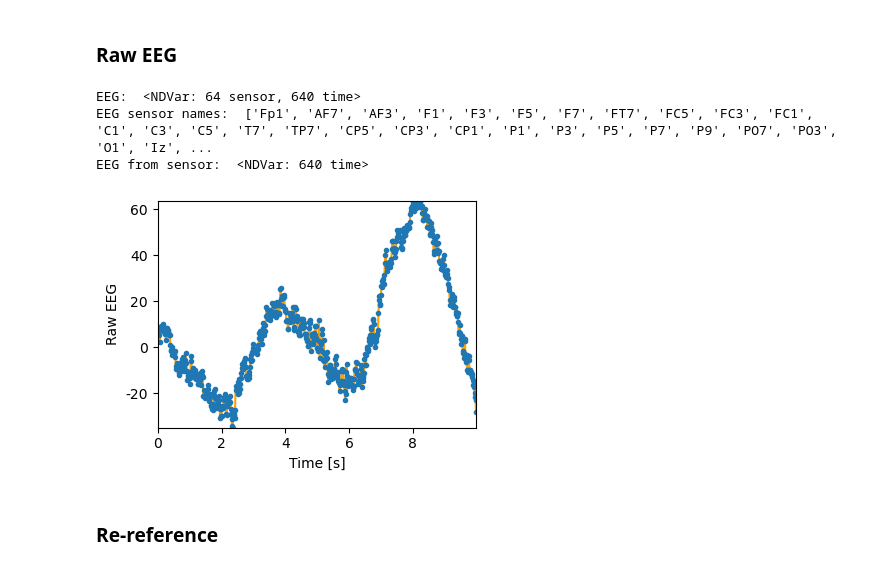
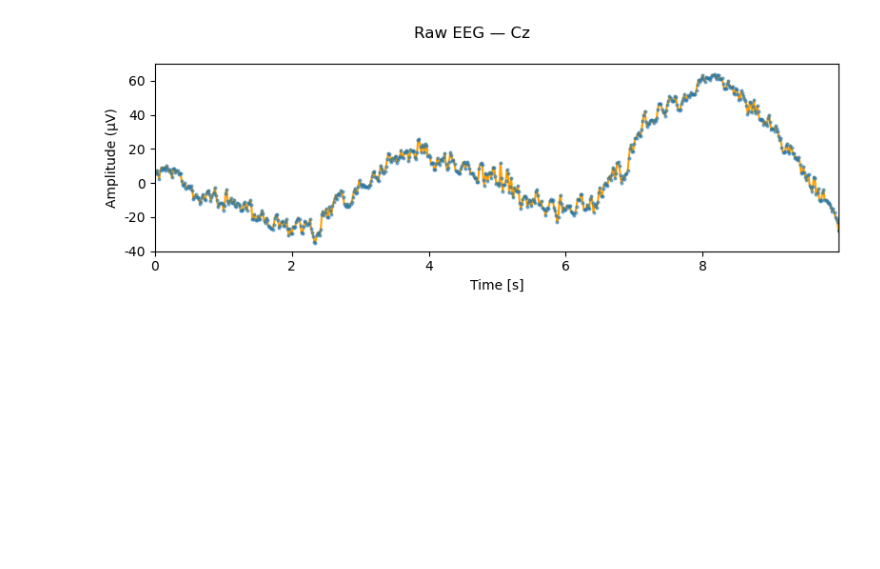
Before and after one commit to sylmester/fuglsang, a Jupyter notebook: figures/preproc-pipeline.ipynb, the cells around one changed output. Saved outputs shown, nothing was run; the diff lists cells and outputs as text; code cells hidden in the pictures; blank space fills up the shorter version.

```diff
--- a/figures/preproc-pipeline.ipynb
+++ b/figures/preproc-pipeline.ipynb
@@ -21,0 +13,14 @@ TSTOP = 10.00  # Python indexing is exclusive of the specified stop sample
+# %%
+# %%
+SUBJECT = 'S1'
+TRIAL   = 4
+SENSOR  = 'Cz'
+TSTOP   = 10.0
+# %%
+# %%
+# MNE setup
+montage  = mne.channels.make_standard_montage('biosemi64')
+ch_names = montage.ch_names + ['EXG1', 'EXG2']
+ch_types = ['eeg'] * 64 + ['misc', 'misc']
+info     = mne.create_info(ch_names, EEG_SAMPLING_RATE, ch_types)
+info.set_montage(montage, on_missing='ignore')
@@ -24,10 +49,0 @@ TSTOP = 10.00  # Python indexing is exclusive of the specified stop sample
-# %%
-samplingrate = 64
-
-# Create Biosemi montage with mastoids
-montage = mne.channels.make_standard_montage('biosemi64')
-#montage.plot()
-ch_names = montage.ch_names + ['EXG1', 'EXG2']  # include mastoids
-ch_types = ['eeg'] * 64 + ['misc', 'misc']  # mastoids are misc
-info = mne.create_info(ch_names, samplingrate, ch_types)
-info.set_montage(montage, on_missing='ignore')  # mastoids not in standard montage
@@ -65,29 +50,18 @@ done
-# %% [markdown]
-### Raw EEG
-# %%
-eeg = eelbrain.load.mne.raw_ndvar(raw) # load MNE Raw into Eelbrain NDVar
-eeg = eeg.sub(time=(0, TSTOP)) # crop the data for this demonstration
-sensor_eeg = eeg.sub(sensor=SENSOR) # select one sensor for this demonstration
-
-print("EEG: ", eeg)
-print("EEG sensor names: ", eeg.get_dim('sensor').names)
-print("EEG from sensor: ", sensor_eeg)
-
-# --- Raw EEG ---
-fig1, ax1 = plt.subplots(figsize=(4, 3))
-eelbrain.plot.UTS(sensor_eeg, axes=ax1, ylabel='Raw EEG')
-ax1.set_ylim(sensor_eeg.min(), sensor_eeg.max())
-
-t = sensor_eeg.time
-y = sensor_eeg.x
-ax1.plot(t, y, 'o', markersize=3)
-
-fig1.tight_layout()
-# %% [output]
-EEG:  <NDVar: 64 sensor, 640 time>
-EEG sensor names:  ['Fp1', 'AF7', 'AF3', 'F1', 'F3', 'F5', 'F7', 'FT7', 'FC5', 'FC3', 'FC1', 'C1', 'C3', 'C5', 'T7', 'TP7', 'CP5', 'CP3', 'CP1', 'P1', 'P3', 'P5', 'P7', 'P9', 'PO7', 'PO3', 'O1', 'Iz', ...
-EEG from sensor:  <NDVar: 640 time>
-[figure, removed]
-# %% [markdown]
-### Re-reference
+# %%
+# %%
+# --- Step 1: Raw EEG ---
+trial = data.eeg[TRIAL]
+raw   = mne.io.RawArray(np.array(trial).T * 1e-6, info, verbose=False)
+
+eeg_raw    = eelbrain.load.mne.raw_ndvar(raw).sub(time=(0, TSTOP))
+eeg_sensor = eeg_raw.sub(sensor=SENSOR)
+
+fig, ax = plt.subplots(figsize=(8, 3))
+eelbrain.plot.UTS(eeg_sensor, axes=ax, ylabel='Amplitude (µV)', title=f'Raw EEG — {SENSOR}')
+ax.plot(eeg_sensor.time, eeg_sensor.x, 'o', markersize=2, alpha=0.5)
+fig.tight_layout()
+fig.savefig(FIGURES_DIR / 'preproc_1_raw_eeg.pdf', bbox_inches='tight')
+plt.show()
+# %% [output]
+[figure, added]
 # %%
```
Also changed, not shown: parts of 22 cells of this notebook, 18 other files.
